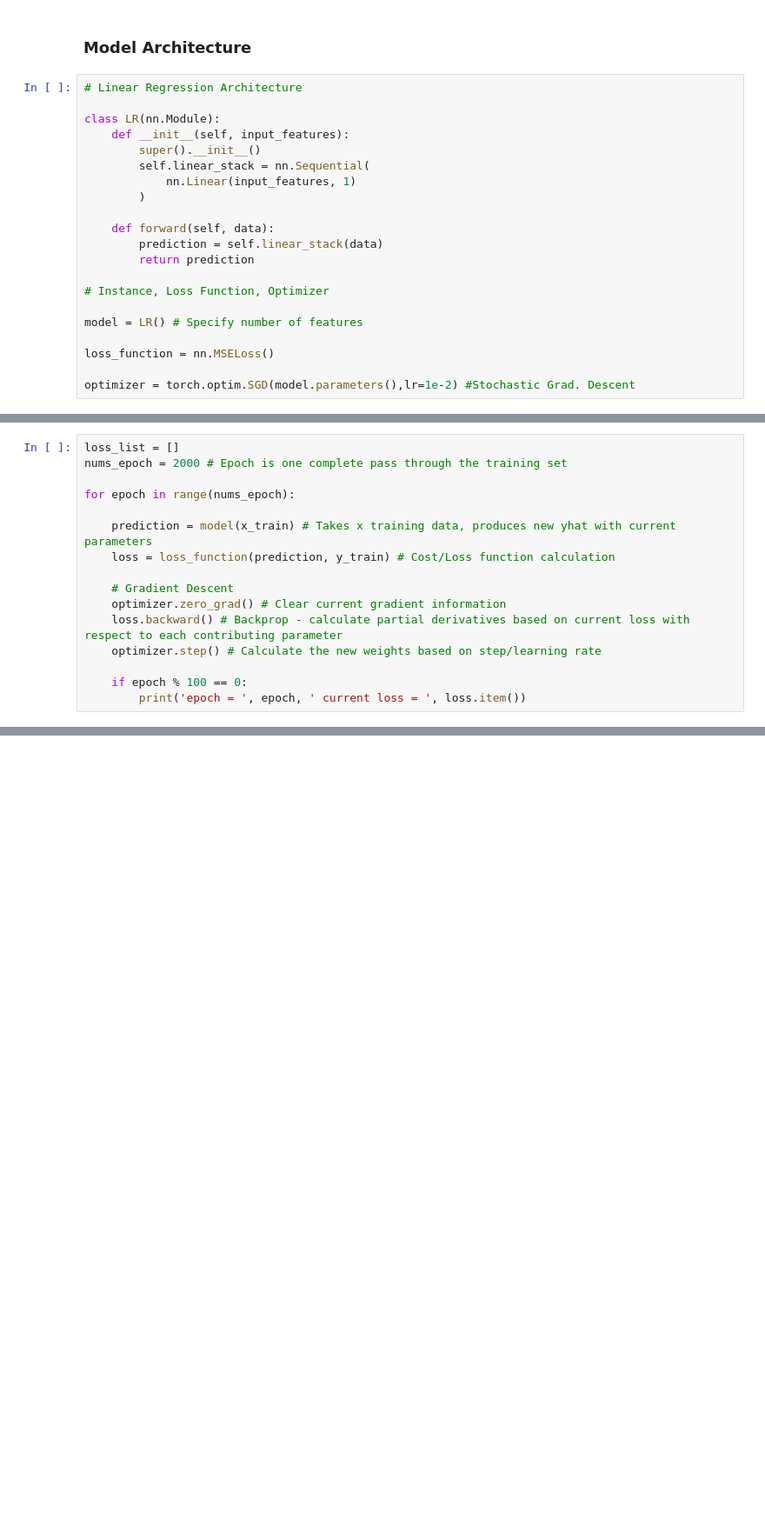
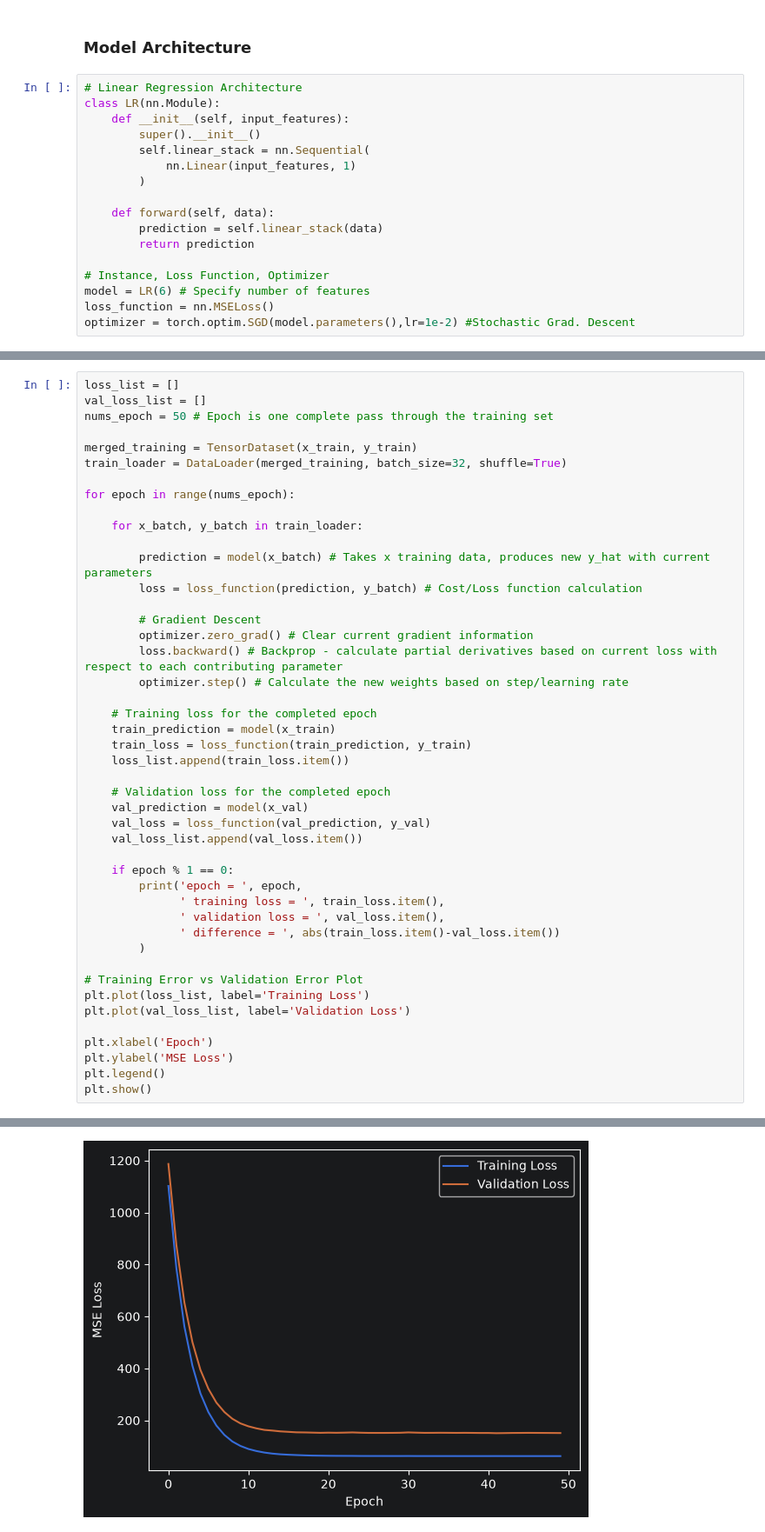
Before and after one commit to quiet-tourist/R499-ML-Research, a Jupyter notebook: linear_regression/01_linear_regression.ipynb, the cells around one changed output, grey strips where cells are left out. Shown at 87% size. Cells and saved outputs as stored; diff of their text form; blank space fills up the shorter version.

Commit message:
Add mini-batch training and model evaluation

```diff
--- a/linear_regression/01_linear_regression.ipynb
+++ b/linear_regression/01_linear_regression.ipynb
@@ -26,7 +96,6 @@ y_train = 'placeholder'
 ### **Model Architecture**
 # %%
 # Linear Regression Architecture
-
 class LR(nn.Module):
     def __init__(self, input_features):
         super().__init__()
@@ -39,10 +108,7 @@ class LR(nn.Module):
         return prediction
 
 # Instance, Loss Function, Optimizer
-
-model = LR() # Specify number of features
-
+model = LR(6) # Specify number of features
 loss_function = nn.MSELoss()
-
 optimizer = torch.optim.SGD(model.parameters(),lr=1e-2) #Stochastic Grad. Descent
 # %% [markdown]
@@ -50,16 +116,46 @@ optimizer = torch.optim.SGD(model.parameters(),lr=1e-2) #Stochastic Grad. Descen
 # %%
 loss_list = []
-nums_epoch = 2000 # Epoch is one complete pass through the training set
+val_loss_list = []
+nums_epoch = 50 # Epoch is one complete pass through the training set
+
+merged_training = TensorDataset(x_train, y_train)
+train_loader = DataLoader(merged_training, batch_size=32, shuffle=True)
 
 for epoch in range(nums_epoch):
 
-    prediction = model(x_train) # Takes x training data, produces new yhat with current parameters
-    loss = loss_function(prediction, y_train) # Cost/Loss function calculation
+    for x_batch, y_batch in train_loader:
 
-    # Gradient Descent
-    optimizer.zero_grad() # Clear current gradient information
-    loss.backward() # Backprop - calculate partial derivatives based on current loss with respect to each contributing parameter
-    optimizer.step() # Calculate the new weights based on step/learning rate
+        prediction = model(x_batch) # Takes x training data, produces new y_hat with current parameters
+        loss = loss_function(prediction, y_batch) # Cost/Loss function calculation
 
-    if epoch % 100 == 0:
-        print('epoch = ', epoch, ' current loss = ', loss.item())
+        # Gradient Descent
+        optimizer.zero_grad() # Clear current gradient information
+        loss.backward() # Backprop - calculate partial derivatives based on current loss with respect to each contributing parameter
+        optimizer.step() # Calculate the new weights based on step/learning rate
+
+    # Training loss for the completed epoch
+    train_prediction = model(x_train)
+    train_loss = loss_function(train_prediction, y_train)
+    loss_list.append(train_loss.item())
+
+    # Validation loss for the completed epoch
+    val_prediction = model(x_val)
+    val_loss = loss_function(val_prediction, y_val)
+    val_loss_list.append(val_loss.item())
+
+    if epoch % 1 == 0:
+        print('epoch = ', epoch,
+              ' training loss = ', train_loss.item(),
+              ' validation loss = ', val_loss.item(),
+              ' difference = ', abs(train_loss.item()-val_loss.item())
+        )
+
+# Training Error vs Validation Error Plot
+plt.plot(loss_list, label='Training Loss')
+plt.plot(val_loss_list, label='Validation Loss')
+
+plt.xlabel('Epoch')
+plt.ylabel('MSE Loss')
+plt.legend()
+plt.show()
+# %% [output]
@@ -65,0 +179 @@ for epoch in range(nums_epoch):
+[figure, added]
```
Also changed, not shown: parts of 9 cells of this notebook.
